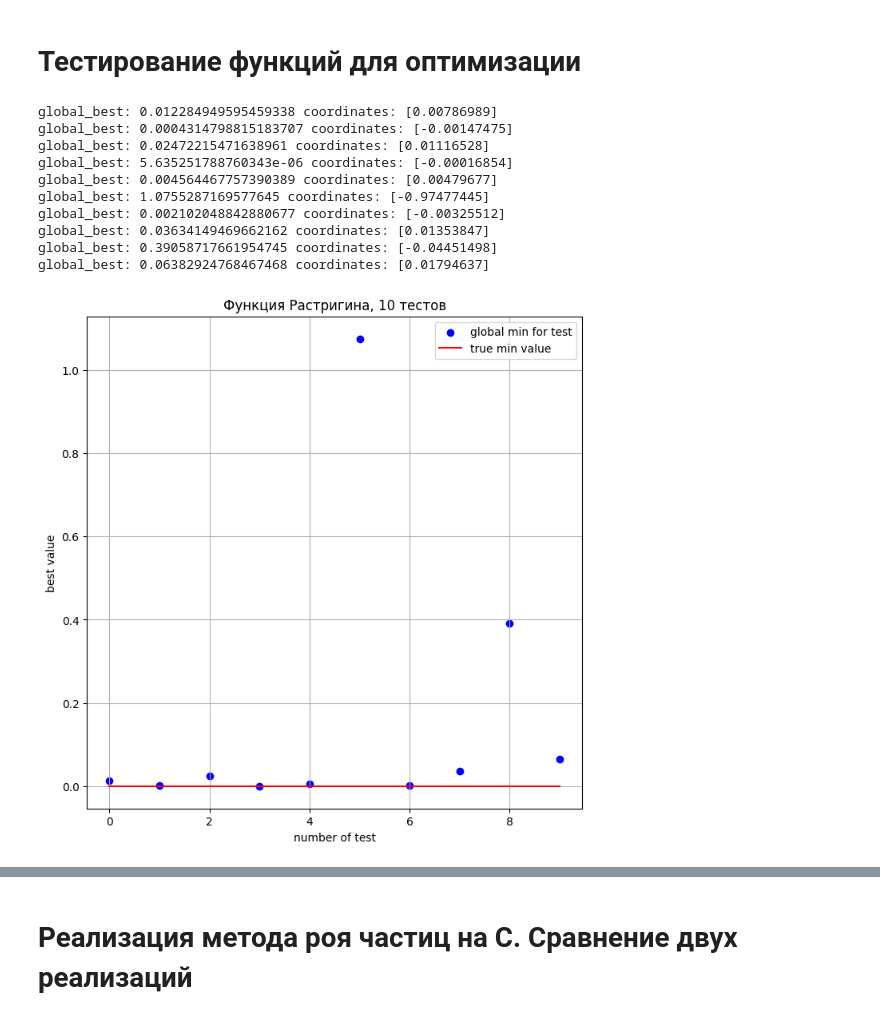
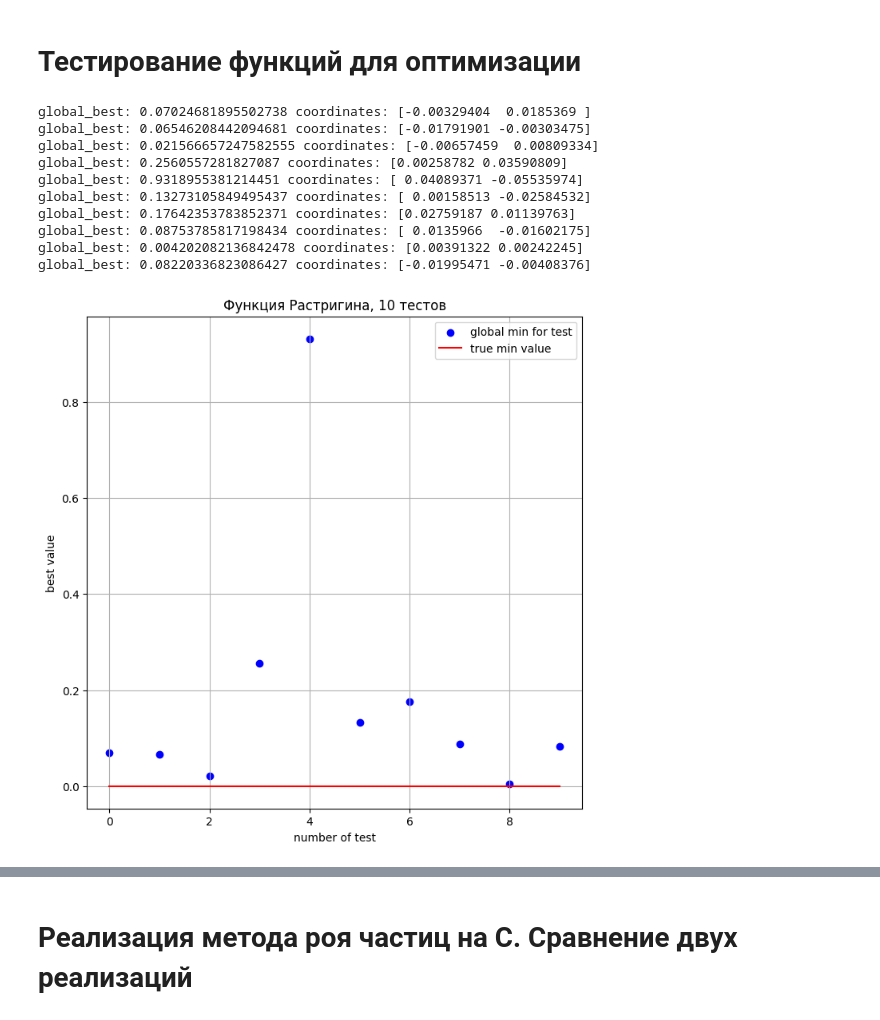
Before and after one commit to Artikezwin/Particle-Swarm-Optimization, a Jupyter notebook: Jupiter/CPSO.ipynb, the cells around one changed output, grey strips where cells are left out. Drawn from its saved outputs; the diff is of its cells as text; code cells hidden in the pictures.

```diff
--- a/Jupiter/CPSO.ipynb
+++ b/Jupiter/CPSO.ipynb
@@ -47,7 +47,7 @@ def rozenbroke(x: np.ndarray):  # Функция Розенброка, мини
 # Реализация метода роя частиц на Python с использованием numba
 # %%
 @njit
-def main(v_max: float, dimension: int, f):
+def main(v_max: float, dimension: int, f, kol_agents=50, kol_iter=400):
     px_list: np.ndarray
     py_list: np.ndarray
     best_solution: np.ndarray
@@ -60,14 +60,14 @@ def main(v_max: float, dimension: int, f):
     p_global_best = 1000.0
     p_best_coordinates = np.zeros(dimension - 1)
 
-    for j in range(50):
+    for j in range(kol_agents):
         coordinates = np.random.uniform(-5.12, 5.12, dimension - 1)
         c1 = random()
         c2 = random()
         p_coordinates_now = np.copy(coordinates)
         p_coordinates = np.copy(coordinates)
         p = f(coordinates)
-        array_of_speed = np.zeros((400, dimension - 1))
+        array_of_speed = np.zeros((kol_iter, dimension - 1))
 
         if p_global_best > p:
             p_best_coordinates = p_coordinates
@@ -182,36 +153,36 @@ plt.show()
 # %%
 def draw(f, title: str):
     for i in range(10):
-        list_of_best_x, list_of_best_y = main(1.154, 2, f)[1]
+        list_of_best_x, list_of_best_y = main(0.05, 3, f, 500, 1000)[1]
 
         y = list_of_best_y[len(list_of_best_y) - 1]
 
         if i == 0:
             plt.scatter(i, y, c='b', label='global min for test')
             plt.plot(np.arange(10), np.zeros(10), c='r', label='true min value')
             plt.legend()
             plt.xlabel("number of test")
             plt.ylabel("best value")
         else:
             plt.scatter(i, y, c='b')
 
     plt.title(title)
     plt.show()
 
 
 draw(rastrigin, "Функция Растригина, 10 тестов")
 # %% [output]
-global_best: 0.012284949595459338 coordinates: [0.00786989]
-global_best: 0.0004314798815183707 coordinates: [-0.00147475]
-global_best: 0.02472215471638961 coordinates: [0.01116528]
-global_best: 5.635251788760343e-06 coordinates: [-0.00016854]
-global_best: 0.004564467757390389 coordinates: [0.00479677]
-global_best: 1.0755287169577645 coordinates: [-0.97477445]
-global_best: 0.002102048842880677 coordinates: [-0.00325512]
-global_best: 0.03634149469662162 coordinates: [0.01353847]
-global_best: 0.39058717661954745 coordinates: [-0.04451498]
-global_best: 0.06382924768467468 coordinates: [0.01794637]
+global_best: 0.07024681895502738 coordinates: [-0.00329404  0.0185369 ]
+global_best: 0.06546208442094681 coordinates: [-0.01791901 -0.00303475]
+global_best: 0.021566657247582555 coordinates: [-0.00657459  0.00809334]
+global_best: 0.2560557281827087 coordinates: [0.00258782 0.03590809]
+global_best: 0.9318955381214451 coordinates: [ 0.04089371 -0.05535974]
+global_best: 0.13273105849495437 coordinates: [ 0.00158513 -0.02584532]
+global_best: 0.17642353783852371 coordinates: [0.02759187 0.01139763]
+global_best: 0.08753785817198434 coordinates: [ 0.0135966  -0.01602175]
+global_best: 0.004202082136842478 coordinates: [0.00391322 0.00242245]
+global_best: 0.08220336823086427 coordinates: [-0.01995471 -0.00408376]
-[figure, old version]
+[figure, new version]
 # %%
 draw(sphere, "Функция Сферы, 10 тестов")
 # %% [output]
```
Also changed, not shown: parts of 11 cells of this notebook.
